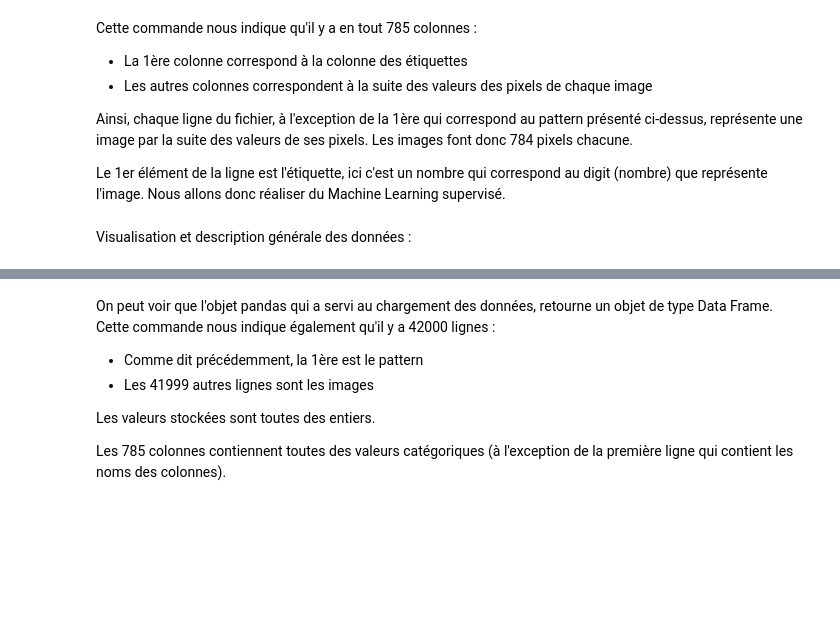
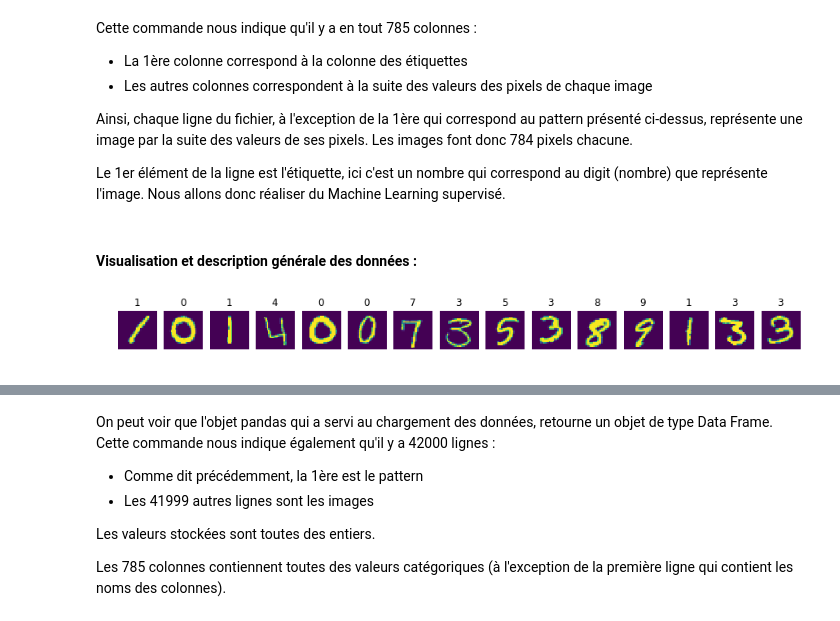
Before and after one commit to jnguyen1192/First-Kaggle-Notebook, a Jupyter notebook: kernel.ipynb, the cells around one changed output, grey strips where cells are left out. Cells and saved outputs as stored; diff of their text form; code cells hidden in the pictures; blank space fills up the shorter version.

```diff
--- a/kernel.ipynb
+++ b/kernel.ipynb
@@ -33,4 +34,10 @@ b) Chargement des données :
 train_df = pd.read_csv('train.csv')
 test_df = pd.read_csv('test.csv')
 
+Train = train_df.values
+Test = test_df.values
+
+X = (Train[:,1:])
+Y = (Train[:,0])
+
 combine = [train_df, test_df]
@@ -51,7 +76,15 @@ Ainsi, chaque ligne du fichier, à l'exception de la 1ère qui correspond au pat
 Le 1er élément de la ligne est l'étiquette, ici c'est un nombre qui correspond au digit (nombre) que représente l'image.
 Nous allons donc réaliser du Machine Learning supervisé.
 # %% [markdown]
-Visualisation et description générale des données :
+#### Visualisation et description générale des données :
+# %%
+fig1, ax1 = plt.subplots(1,15, figsize=(15,10))
+for i in range(15):
+    ax1[i].imshow(X[i].reshape((28,28)))
+    ax1[i].axis('off')
+    ax1[i].set_title(Y[i])
+# %% [output]
+[figure, added]
 # %%
 # Prévisualisation des données
 print(train_df.head())
```
Also changed, not shown: parts of 53 cells of this notebook.
